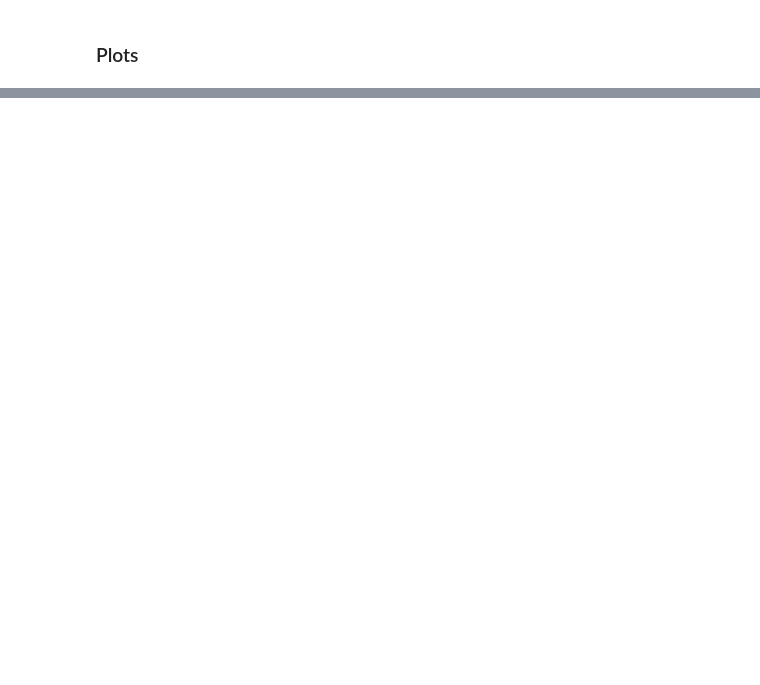
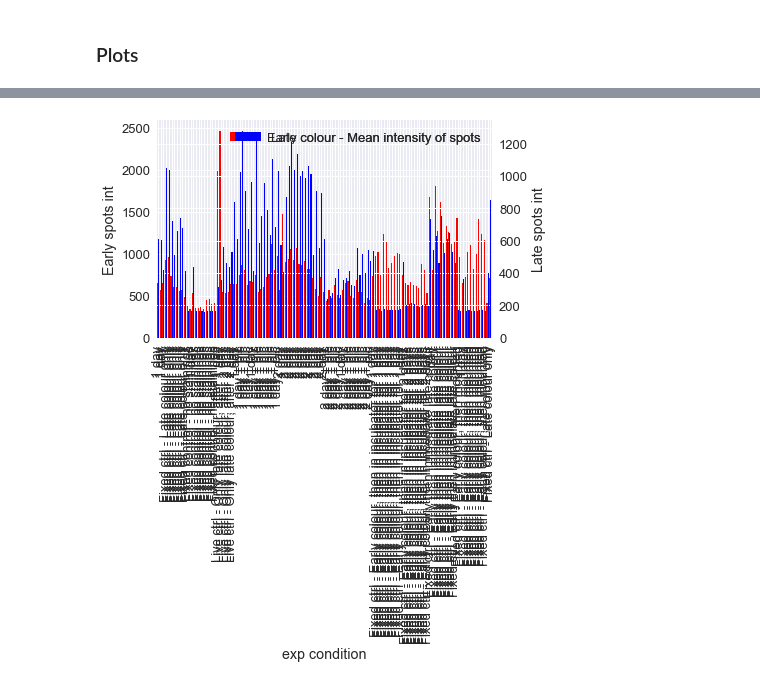
Before and after one commit to taldanko/Image_processing, a Jupyter notebook: TurnoverAnalysis_2Colours/TurnoverAnalysis_2colours.ipynb, the cells around one changed output, grey strips where cells are left out. Saved outputs shown, nothing was run; the diff lists cells and outputs as text; code cells hidden in the pictures; blank space fills up the shorter version.

```diff
--- a/TurnoverAnalysis_2Colours/TurnoverAnalysis_2colours.ipynb
+++ b/TurnoverAnalysis_2Colours/TurnoverAnalysis_2colours.ipynb
@@ -450,0 +507,17 @@ fig10.savefig('plot10.png',bbox_inches='tight')
+# %%
+fig = plt.figure() # Create matplotlib figure
+
+ax = fig.add_subplot(111) # Create matplotlib axes
+ax2 = ax.twinx() # Create another axes that shares the same x-axis as ax.
+
+width = 0.4
+
+df_corrected.plot(x='exp condition', y='Early colour - Mean intensity of spots',kind='bar', color='red', ax=ax, width=width, position=1)
+df_corrected.plot(x='exp condition', y='Late colour - Mean intensity of spots',kind='bar', color='blue', ax=ax2, width=width, position=0)
+
+ax.set_ylabel('Early spots int')
+ax2.set_ylabel('Late spots int')
+
+plt.show()
+# %% [output]
+[figure, added]
```
Also changed, not shown: parts of 21 cells of this notebook.
